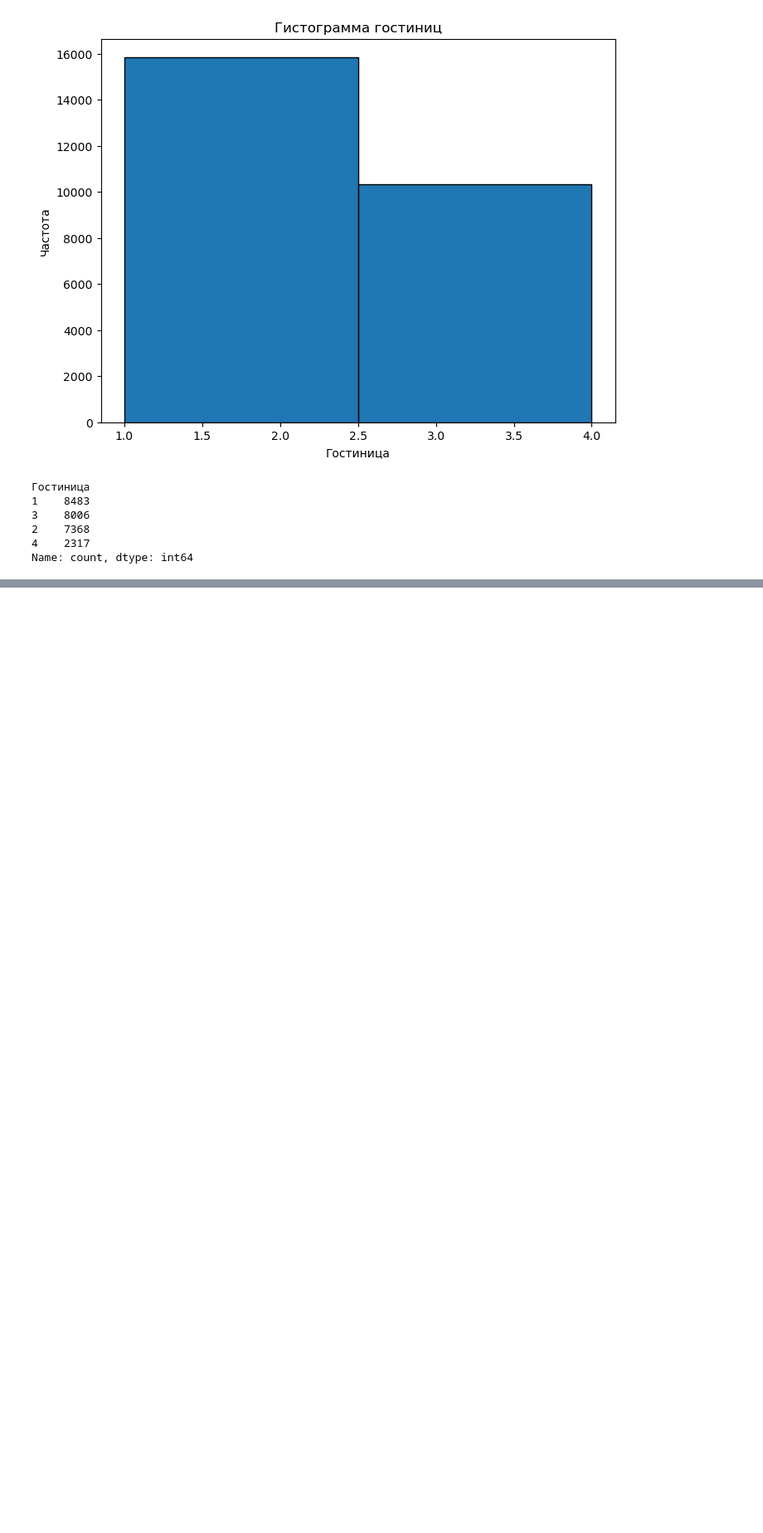
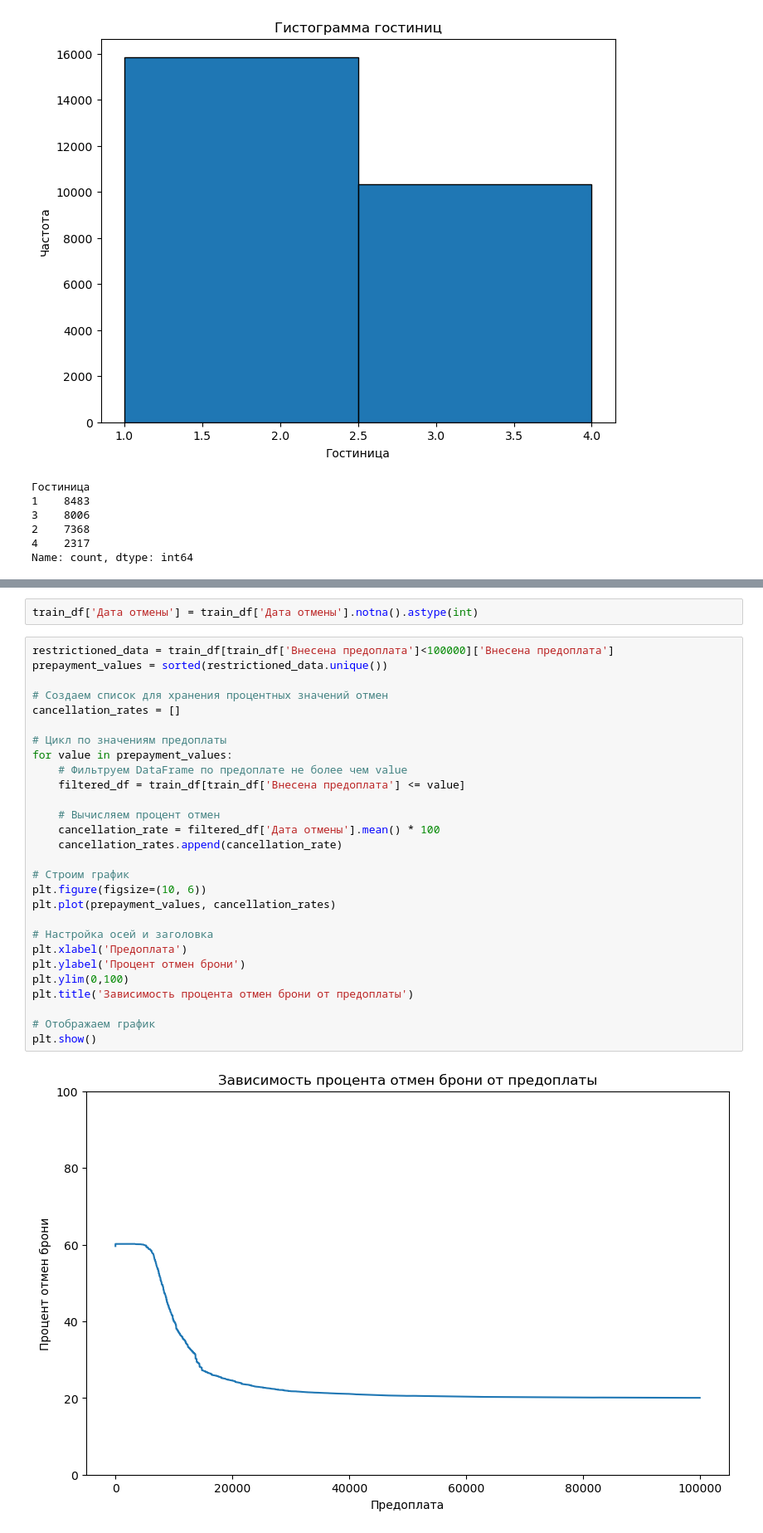
Before and after one commit to impartac/PSB_hack, a Jupyter notebook: scripts/data_preproc.ipynb, the cells around one changed output, grey strips where cells are left out. Shown at 83% size. Saved outputs shown, nothing was run; the diff lists cells and outputs as text; blank space fills up the shorter version.

```diff
--- a/scripts/data_preproc.ipynb
+++ b/scripts/data_preproc.ipynb
@@ -231,0 +237,32 @@ Name: count, dtype: int64
+# %%
+train_df['Дата отмены'] = train_df['Дата отмены'].notna().astype(int)
+# %%
+restrictioned_data = train_df[train_df['Внесена предоплата']<100000]['Внесена предоплата']
+prepayment_values = sorted(restrictioned_data.unique())
+
+# Создаем список для хранения процентных значений отмен
+cancellation_rates = []
+
+# Цикл по значениям предоплаты
+for value in prepayment_values:
+    # Фильтруем DataFrame по предоплате не более чем value
+    filtered_df = train_df[train_df['Внесена предоплата'] <= value]
+
+    # Вычисляем процент отмен
+    cancellation_rate = filtered_df['Дата отмены'].mean() * 100
+    cancellation_rates.append(cancellation_rate)
+
+# Строим график
+plt.figure(figsize=(10, 6))
+plt.plot(prepayment_values, cancellation_rates)
+
+# Настройка осей и заголовка
+plt.xlabel('Предоплата')
+plt.ylabel('Процент отмен брони')
+plt.ylim(0,100)
+plt.title('Зависимость процента отмен брони от предоплаты')
+
+# Отображаем график
+plt.show()
+# %% [output]
+[figure, added]
```
Also changed, not shown: parts of 3 cells of this notebook, 10 other files.
